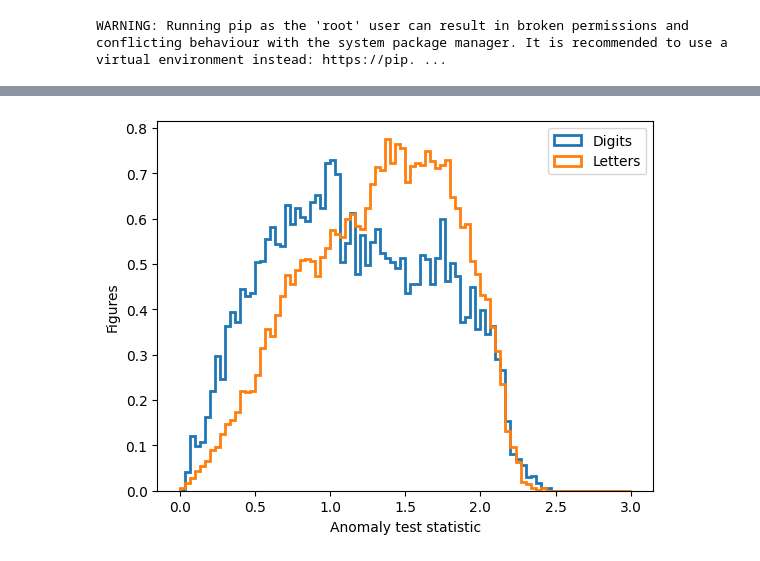
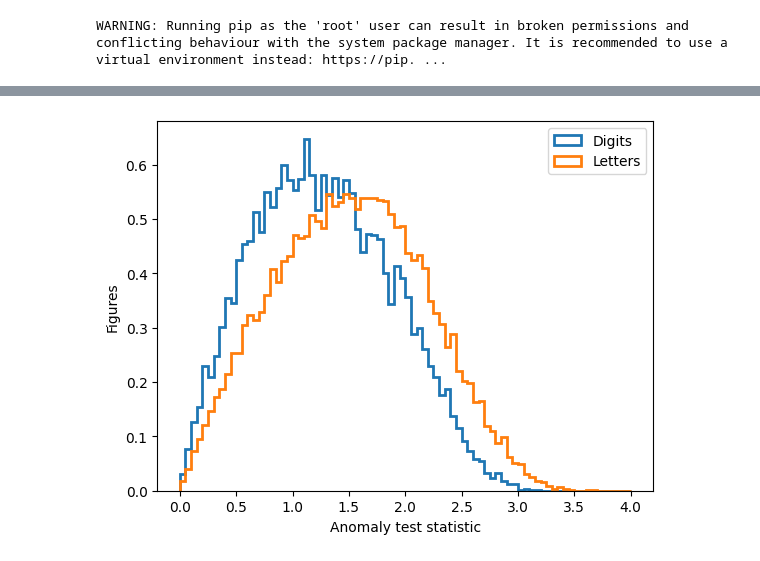
Before and after one commit to landerlini/algherogans, a Jupyter notebook: Lecture_2.ipynb, the cells around one changed output, grey strips where cells are left out. Saved outputs shown, nothing was run; the diff lists cells and outputs as text; code cells hidden in the pictures.

```diff
--- a/Lecture_2.ipynb
+++ b/Lecture_2.ipynb
@@ -62,7 +62,7 @@ Let's drop the Dense layers and let's define a Convolutional Autoencoder.
 This time we will define two networks, one for the Encoder and one for the decoder and we will use them separately.
 # %%
 from tensorflow.keras.models import Sequential, Model
-from tensorflow.keras.layers import Dense, Conv2D, Conv2DTranspose, Reshape, MaxPooling2D, UpSampling2D, Flatten
+from tensorflow.keras.layers import Dense, Conv2D, Conv2DTranspose, Reshape, MaxPooling2D, UpSampling2D, Flatten, LeakyReLU, Rescaling, Activation
 from tensorflow.keras.losses import BinaryCrossentropy, CategoricalCrossentropy
 from tensorflow.keras.regularizers import L2
 from tensorflow.keras.optimizers import Adam
@@ -72,20 +72,17 @@ from tensorflow.keras.optimizers import Adam
 
 encoder = Sequential([
     Reshape((28, 28, 1)),
-    Conv2D(8, kernel_size=3, padding='same', activation='relu'),
-    Conv2D(8, kernel_size=3, padding='same', activation='relu'),
+    Conv2D(32, kernel_size=7, padding='same', activation='tanh'),
     MaxPooling2D(pool_size=(2, 2)),
-    Conv2D(16, kernel_size=3, padding='same', activation='relu'),
-    Conv2D(16, kernel_size=3, padding='same', activation='relu'),
+    Conv2D(32, kernel_size=5, padding='same', activation='tanh'),
     MaxPooling2D(pool_size=(2, 2)),
-    Conv2D(32, kernel_size=3, padding='same', activation='relu'),
-    Conv2D(32, kernel_size=3, padding='same', activation='relu'),
+    Conv2D(32, kernel_size=5, padding='same', activation='tanh'),
     MaxPooling2D(pool_size=(2, 2)),
     Flatten(),
-    Dense(32, activation='tanh'),
-    Dense(32, activation='tanh'),
+    Dense(128, activation='tanh', kernel_initializer='he_normal'),
+    Dense(128, activation='tanh', kernel_initializer='he_normal'),
     Dense(2, activation='linear')
-])
+], name="encoder")
 
 encoder.build(input_shape=(None, 28, 28))
 display(encoder.summary())
@@ -94,19 +91,17 @@ display(encoder.summary())
 ## Definition of the DECODER
 
 decoder = Sequential([
-    Dense(32, activation='tanh'),
-    Dense(28//4*28//4, activation='tanh'),
-    Reshape((28//4, 28//4, 1)),
-    Conv2DTranspose(32, kernel_size=(2, 2), padding='same', activation='relu'),
-    Conv2DTranspose(32, kernel_size=(2, 2), padding='same', activation='relu'),
+    Dense(128, activation='tanh', kernel_initializer='he_normal'),
+    Dense(128, activation='tanh', kernel_initializer='he_normal'),
+    Dense(28//4*28//4*16, activation='tanh'),
+    Reshape((28//4, 28//4, 16)),
+    Conv2DTranspose(32, kernel_size=(5, 5), padding='same', kernel_initializer='he_normal', activation='tanh'),
     UpSampling2D(size=(2 ,2)),
-    Conv2DTranspose(16, kernel_size=(2, 2), padding='same', activation='relu'),
-    Conv2DTranspose(16, kernel_size=(2, 2), padding='same', activation='relu'),
+    Conv2DTranspose(32, kernel_size=(5, 5), padding='same', kernel_initializer='he_normal', activation='tanh'),
     UpSampling2D(size=(2 ,2)),
-    Conv2DTranspose(8, kernel_size=(2, 2), padding='same', activation='relu'),
-    Conv2DTranspose(1, kernel_size=(2, 2), padding='same', activation='sigmoid'),
+    Conv2DTranspose(1, kernel_size=(5, 5), padding='same', activation='sigmoid'),
     Reshape((28,28)),
-])
+], name="decoder")
 decoder.build(input_shape=encoder.output_shape)
 
 display(decoder.summary())
@@ -476,13 +572,13 @@ plt.show()
 # %%
 t_test = np.linalg.norm(encoded_test, axis=1)
 t_letters = np.linalg.norm(encoded_letters, axis=1)
 
-bins = np.linspace(0, 3, 91)
+bins = np.linspace(0, 4, 81)
 plt.hist(t_test, bins=bins, label="Digits", density=True, histtype='step', linewidth=2)
 plt.hist(t_letters, bins=bins, label="Letters", density=True, histtype='step', linewidth=2)
 plt.xlabel("Anomaly test statistic")
 plt.ylabel("Figures")
 plt.legend()
 plt.show()
 # %% [output]
-[figure, old version]
+[figure, new version]
```
Also changed, not shown: parts of 21 cells of this notebook.
